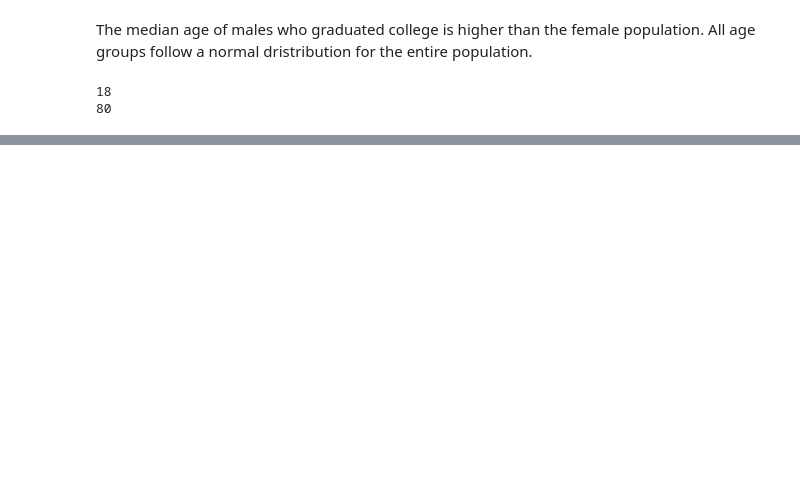
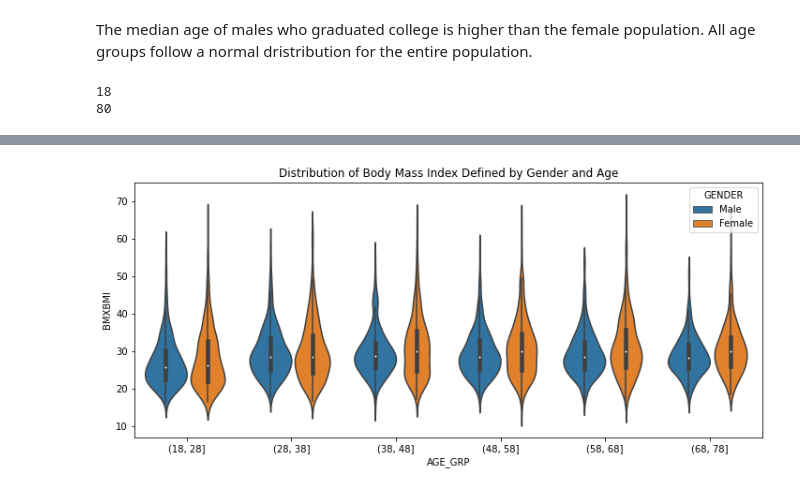
Before and after one commit to jaimebunay/statistics_in_python, a Jupyter notebook: basic_data_analysis/multivariate_example.ipynb, the cells around one changed output, grey strips where cells are left out. Saved outputs shown, nothing was run; the diff lists cells and outputs as text; code cells hidden in the pictures; blank space fills up the shorter version.

```diff
--- a/basic_data_analysis/multivariate_example.ipynb
+++ b/basic_data_analysis/multivariate_example.ipynb
@@ -154,3 +152,10 @@ See the caveats in the documentation: https://pandas.pydata.org/pandas-docs/stab
 | 2 | 78 | Male | 28.8 | (68, 78] |
 | 3 | 56 | Female | 42.4 | (48, 58] |
 | 4 | 42 | Female | 20.3 | (38, 48] |
+# %%
+fig = plt.figure(figsize=(12, 5))
+fig = sns.violinplot(x=df_small['AGE_GRP'], y = df['BMXBMI'], hue=df['GENDER'])
+plt.title('Distribution of Body Mass Index Defined by Gender and Age')
+plt.show()
+# %% [output]
+[figure, added]
```
Also changed, not shown: parts of 8 cells of this notebook.
